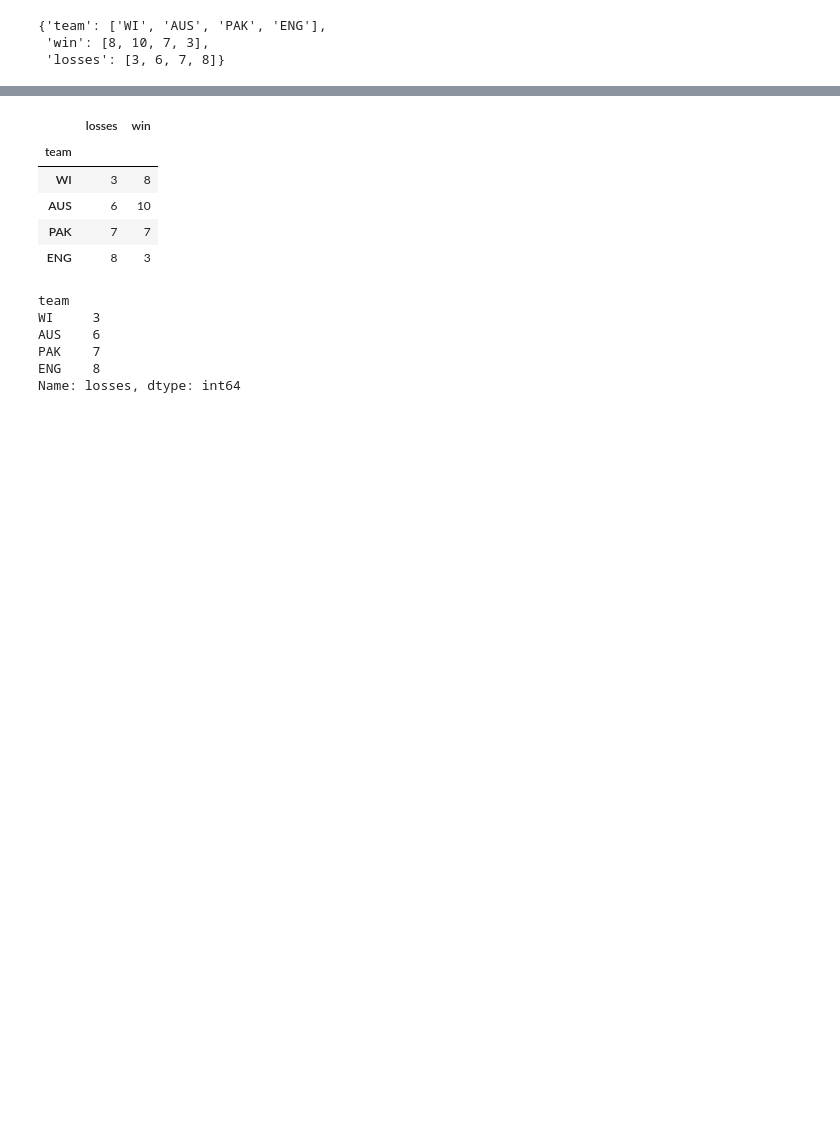
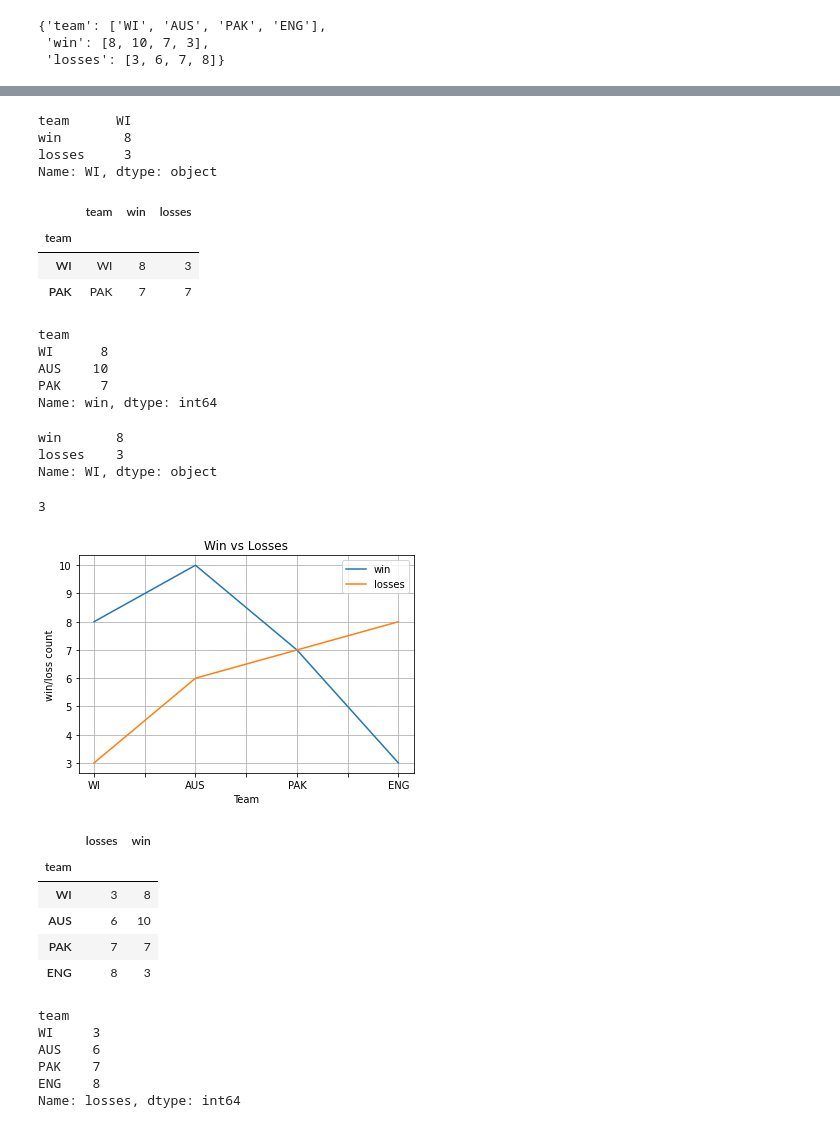
Before and after one commit to anishchapagain/AnishPython, a Jupyter notebook: Notebooks/cricketData.ipynb, the cells around one changed output, grey strips where cells are left out. Drawn from its saved outputs; the diff is of its cells as text; code cells hidden in the pictures; blank space fills up the shorter version.

```diff
--- a/Notebooks/cricketData.ipynb
+++ b/Notebooks/cricketData.ipynb
@@ -39,3 +226,44 @@ df
+# %%
+df.loc['WI']
+# %% [output]
+team      WI
+win        8
+losses     3
+Name: WI, dtype: object
+# %%
+df.loc['WI'::2] # index: int/numerical: iloc, string: loc
+# %% [output]
+|  | team | win | losses |
+| team |  |  |  |
+| WI | WI | 8 | 3 |
+| PAK | PAK | 7 | 7 |
+# %%
+df.loc['WI':'PAK']['win']  #df.loc['WI'][]
+# %% [output]
+team
+WI      8
+AUS    10
+PAK     7
+Name: win, dtype: int64
+# %%
+df.loc['WI'][1:]
+#df.loc['WI']['losses']
+# %% [output]
+win       8
+losses    3
+Name: WI, dtype: object
+# %%
+df.loc['WI'][-1]
+# %% [output]
+3
+# %%
+df.plot(grid=True)
+plt.xlabel("Team")
+plt.ylabel("win/loss count")
+plt.title("Win vs Losses")
+plt.show()
+# %% [output]
+[figure, added]
 # %%
 df[['losses','win']]
 # %% [output]
```
Also changed, not shown: parts of 102 cells of this notebook, 28 other files.
